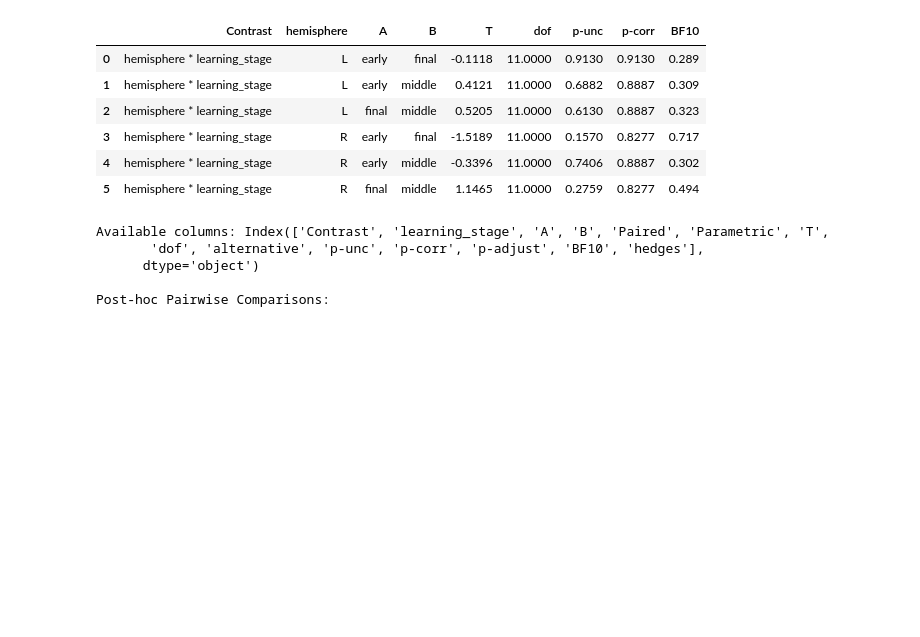
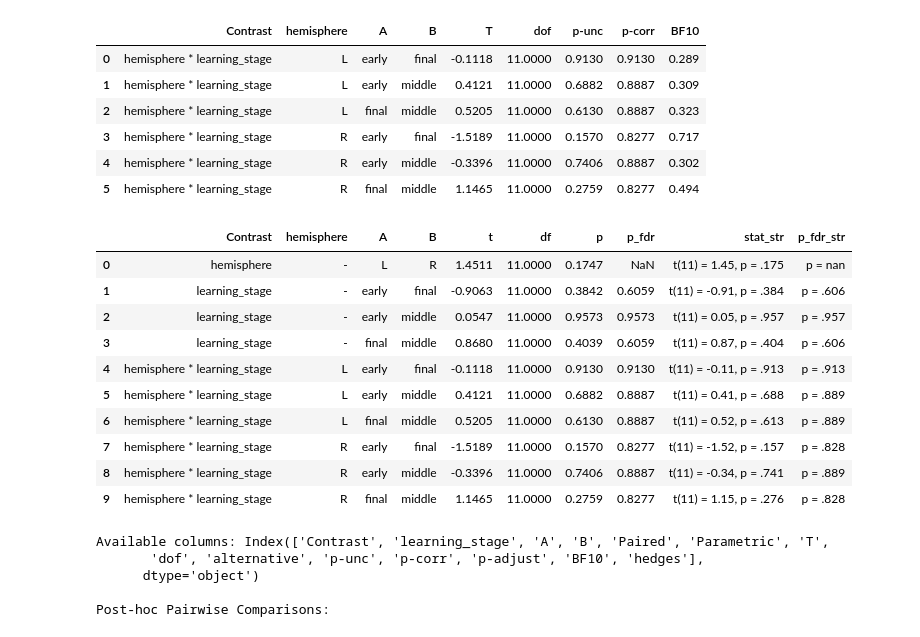
Before and after one commit to SoundBrainLab/fMRI_auditory-category-learning, a Jupyter notebook: 06_univariate/group_level_all_ROI.ipynb, the cells around one changed output. Drawn from its saved outputs; the diff is of its cells as text; code cells hidden in the pictures; blank space fills up the shorter version.

```diff
--- a/06_univariate/group_level_all_ROI.ipynb
+++ b/06_univariate/group_level_all_ROI.ipynb
@@ -2108,7 +2215,19 @@ Post-hoc Pairwise Comparisons:
 | 4 | hemisphere * learning_stage | R | early | middle | -0.3396 | 11.0000 | 0.7406 | 0.8887 | 0.302 |
 | 5 | hemisphere * learning_stage | R | final | middle | 1.1465 | 11.0000 | 0.2759 | 0.8277 | 0.494 |
 # %%
-export_posthoc(pairwise_by_learning_stage, f'{contrast_label}_{network_name}_hemisphere_learning_stage', stats_out_dir)
+export_posthoc(pairwise_by_learning_stage, f'{contrast_label}_{network_name}_hemisphere_learning-stage', stats_out_dir)
+# %% [output]
+|  | Contrast | hemisphere | A | B | t | df | p | p_fdr | stat_str | p_fdr_str |
+| 0 | hemisphere | - | L | R | 1.4511 | 11.0000 | 0.1747 | NaN | t(11) = 1.45, p = .175 | p = nan |
+| 1 | learning_stage | - | early | final | -0.9063 | 11.0000 | 0.3842 | 0.6059 | t(11) = -0.91, p = .384 | p = .606 |
+| 2 | learning_stage | - | early | middle | 0.0547 | 11.0000 | 0.9573 | 0.9573 | t(11) = 0.05, p = .957 | p = .957 |
+| 3 | learning_stage | - | final | middle | 0.8680 | 11.0000 | 0.4039 | 0.6059 | t(11) = 0.87, p = .404 | p = .606 |
+| 4 | hemisphere * learning_stage | L | early | final | -0.1118 | 11.0000 | 0.9130 | 0.9130 | t(11) = -0.11, p = .913 | p = .913 |
+| 5 | hemisphere * learning_stage | L | early | middle | 0.4121 | 11.0000 | 0.6882 | 0.8887 | t(11) = 0.41, p = .688 | p = .889 |
+| 6 | hemisphere * learning_stage | L | final | middle | 0.5205 | 11.0000 | 0.6130 | 0.8887 | t(11) = 0.52, p = .613 | p = .889 |
+| 7 | hemisphere * learning_stage | R | early | final | -1.5189 | 11.0000 | 0.1570 | 0.8277 | t(11) = -1.52, p = .157 | p = .828 |
+| 8 | hemisphere * learning_stage | R | early | middle | -0.3396 | 11.0000 | 0.7406 | 0.8887 | t(11) = -0.34, p = .741 | p = .889 |
+| 9 | hemisphere * learning_stage | R | final | middle | 1.1465 | 11.0000 | 0.2759 | 0.8277 | t(11) = 1.15, p = .276 | p = .828 |
 # %%
 
 # Pairwise comparisons for region with FDR correction
```
Also changed, not shown: parts of 53 cells of this notebook, 1 other file.
